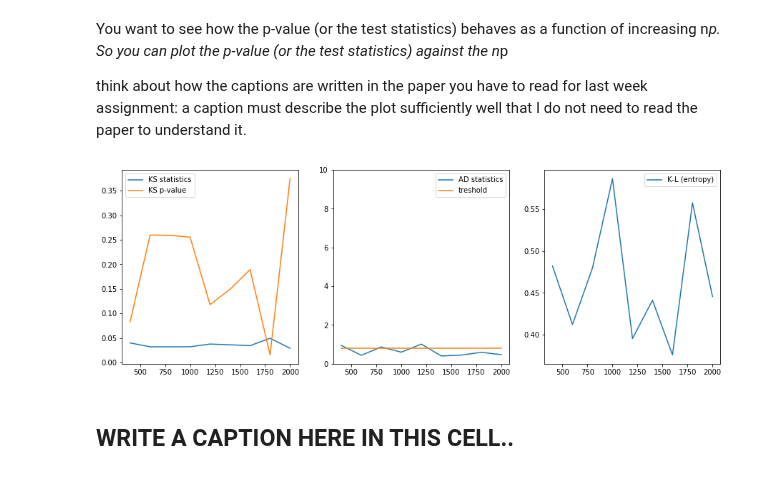
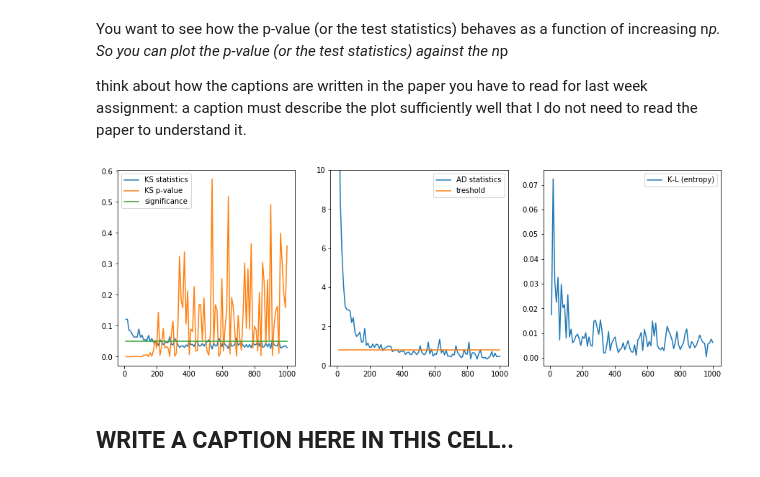
Before and after one commit to qiuyliu/PUI2017_uc288, a Jupyter notebook: HW5_uc288/Assignment2_uc288.ipynb, the cells around one changed output. Drawn from its saved outputs; the diff is of its cells as text; code cells hidden in the pictures.

```diff
--- a/HW5_uc288/Assignment2_uc288.ipynb
+++ b/HW5_uc288/Assignment2_uc288.ipynb
@@ -176,6 +176,6 @@ binomial on normal 0.00820586630169
 with the binomial distribution I can change n*p. larger n*p will make the distribution look more "normal" (i.e. Gaussian).
 In a loop test that the binomial tends to a normal distribution as you increase the value of n*p.
 # %%
-narray = np.linspace(400,2000,9)
+narray = np.linspace(10,1000,100)
 narray
 # %% [output]
@@ -184,8 +195,8 @@ array([  400.,   600.,   800.,  1000.,  1200.,  1400.,  1600.,  1800.,
 # %%
-ks_s_b = np.zeros(9)
-ks_p_b = np.zeros(9)
-ad_b = np.zeros(9)
-kl_b = np.zeros(9)
+ks_s_b = np.zeros(100)
+ks_p_b = np.zeros(100)
+ad_b = np.zeros(100)
+kl_b = np.zeros(100)
 # %%
 np.random.seed(999)
 
@@ -212,33 +223,37 @@ for i,n in enumerate(narray):
     #if i%10 == 0:
     #    pl.hist(dist, bins=mybins)
     #    pl.plot(bincenters, scipy.stats.norm.pdf(bincenters)*1000)
-    kl_b [i] =  scipy.stats.entropy(np.histogram(dist, bins=mybins)[0],
-                                    scipy.stats.norm.pdf(bincenters) + n)
+    kl_b [i] =  scipy.stats.entropy(np.histogram(dist, bins=mybins)[0] / 1000.,
+                                    scipy.stats.norm.pdf(bincenters))
 # %% [markdown]
 You want to see how the p-value (or the test statistics) behaves as a function of increasing n*p.
 So you can plot the p-value (or the test statistics) against the n*p
 
 think about how the captions are written in the paper  you have to read for last week assignment: a caption must describe the plot sufficiently well that I do not need to read the paper to understand it.
 # %%
+threshold = scipy.stats.anderson(dist_n,
+                                 dist='norm')[1][scipy.stats.anderson(dist_n,
+                                                                      dist='norm')[2]==[5.0]]
 
 fig = pl.figure(figsize = (15,5))
 fig.add_subplot(131)
 pl.plot(narray, ks_s_b, label='KS statistics')
 pl.plot(narray, ks_p_b, label='KS p-value')
+pl.plot([narray[0], narray[-1]],[0.05, 0.05], label="significance")
 pl.legend()
 
 fig.add_subplot(132)
 pl.plot(narray, ad_b,  label='AD statistics')
 pl.plot([narray[0], narray[-1]],[threshold, threshold], label="treshold")
 pl.ylim(0,10) #limit the y range or you cannot see the relevant part
 pl.legend()
 
 fig.add_subplot(133)
 pl.plot(narray, kl_b, label='K-L (entropy)')
 
 pl.legend();
 # %% [output]
-[figure, old version]
+[figure, new version]
 # %% [markdown]
 ## WRITE A CAPTION HERE IN THIS CELL..
 # %% [markdown]
```
Also changed, not shown: parts of 7 cells of this notebook, 1 other file.
